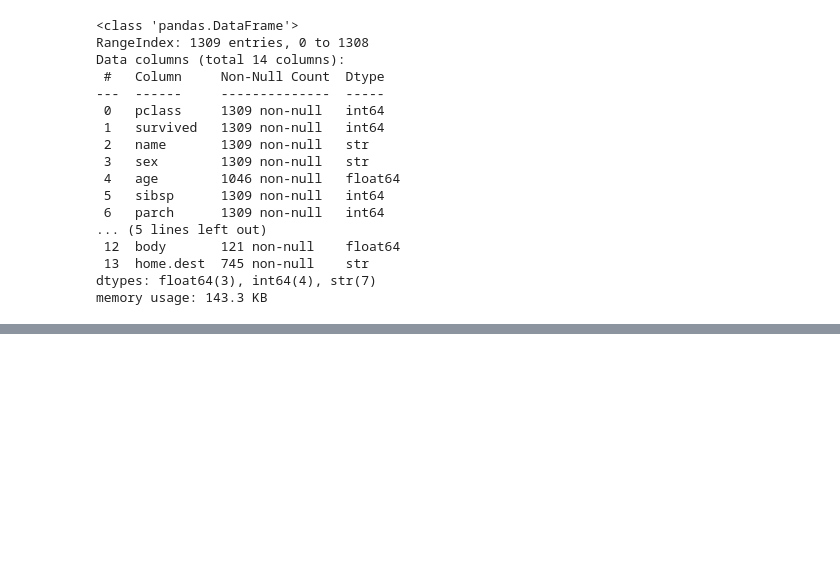
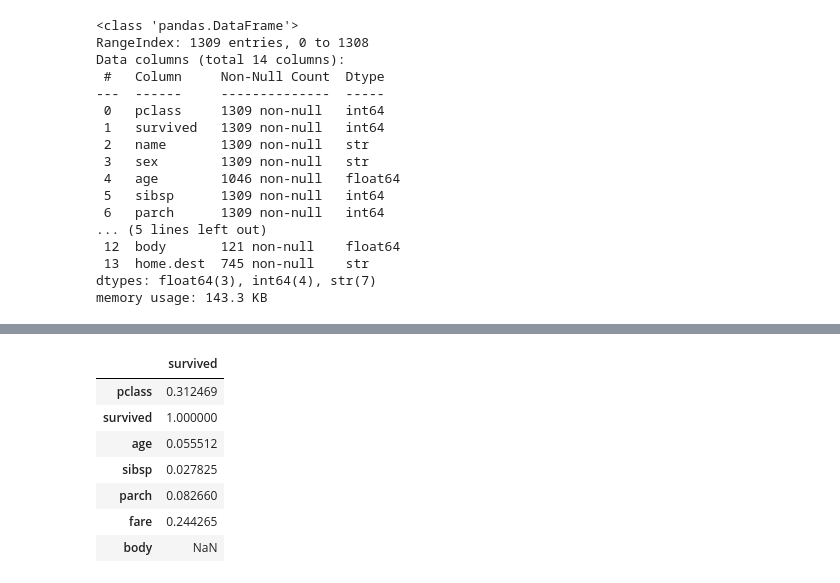
Before and after one commit to Lee-jonghwa/day1, a Jupyter notebook: titanic.ipynb, the cells around one changed output, grey strips where cells are left out. Cells and saved outputs as stored; diff of their text form; code cells hidden in the pictures; blank space fills up the shorter version.

```diff
--- a/titanic.ipynb
+++ b/titanic.ipynb
@@ -60,0 +92,11 @@ memory usage: 143.3 KB
+# %%
+df.corr(numeric_only=True).abs()[["survived"]]
+# %% [output]
+|  | survived |
+| pclass | 0.312469 |
+| survived | 1.000000 |
+| age | 0.055512 |
+| sibsp | 0.027825 |
+| parch | 0.082660 |
+| fare | 0.244265 |
+| body | NaN |
```
Also changed, not shown: parts of 3 cells of this notebook.
